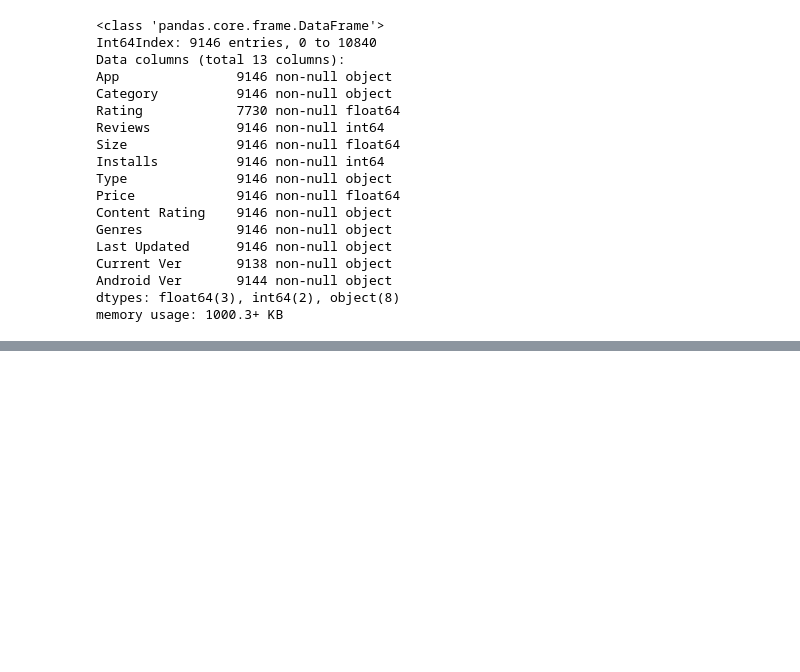
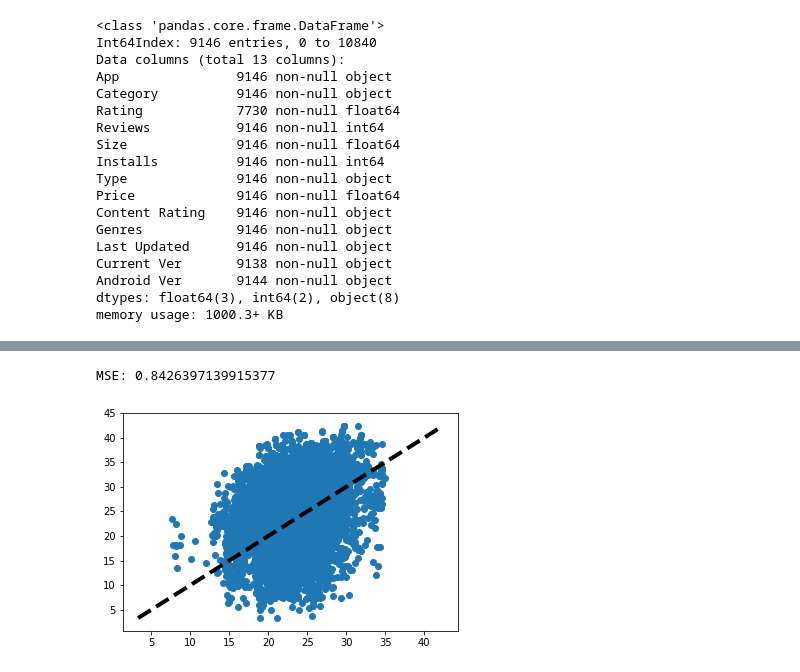
Before and after one commit to sherylwithans/potential-waddle, a Jupyter notebook: prediction model.ipynb, the cells around one changed output, grey strips where cells are left out. Cells and saved outputs as stored; diff of their text form; code cells hidden in the pictures; blank space fills up the shorter version.

```diff
--- a/prediction model.ipynb
+++ b/prediction model.ipynb
@@ -197,0 +205,2 @@ category_df = pd.DataFrame(one_hot_encoder(df['Category']))
+# %%
+category_df = df['Category_num'].str.get_dummies()
@@ -202,4 +215,5 @@ df['Reviews_log'] = np.log(df['Reviews'])
 # %%
 X = df[['Size', 'Price']].join(category_df)
+X = X.dropna(axis=0,how='any')
 df['Popularity'] = df['Rating'] + df['Install_log'] + df['Reviews_log']  # weights
 Y = df['Popularity']
@@ -267,7 +302,0 @@ NameError: name 'model' is not defined
-# %%
-from sklearn.model_selection import train_test_split
-X_train,X_test,Y_train,Y_test = train_test_split(X,Y,test_size = 0.25,random_state=1)
-print(X_train.shape)
-print(Y_train.shape)
-print(X_test.shape)
-print(Y_test.shape)
@@ -287,0 +320,16 @@ ValueError: Input contains NaN, infinity or a value too large for dtype('float64
+# %%
+y_pred = linreg.predict(X_test)
+from sklearn import metrics
+
+print("MSE:", metrics.mean_squared_error(Y_test, y_pred))
+# %% [output]
+MSE: 0.8426397139915377
+# %%
+from sklearn.model_selection import cross_val_predict
+fig, ax = plt.subplots()
+predicted = cross_val_predict(linreg,X,Y,cv=10)
+ax.plot([Y.min(), Y.max()], [Y.min(), Y.max()], 'k--', lw=4)
+ax.scatter(predicted, Y)
+plt.show()
+# %% [output]
+[figure, added]
```
Also changed, not shown: parts of 18 cells of this notebook.
